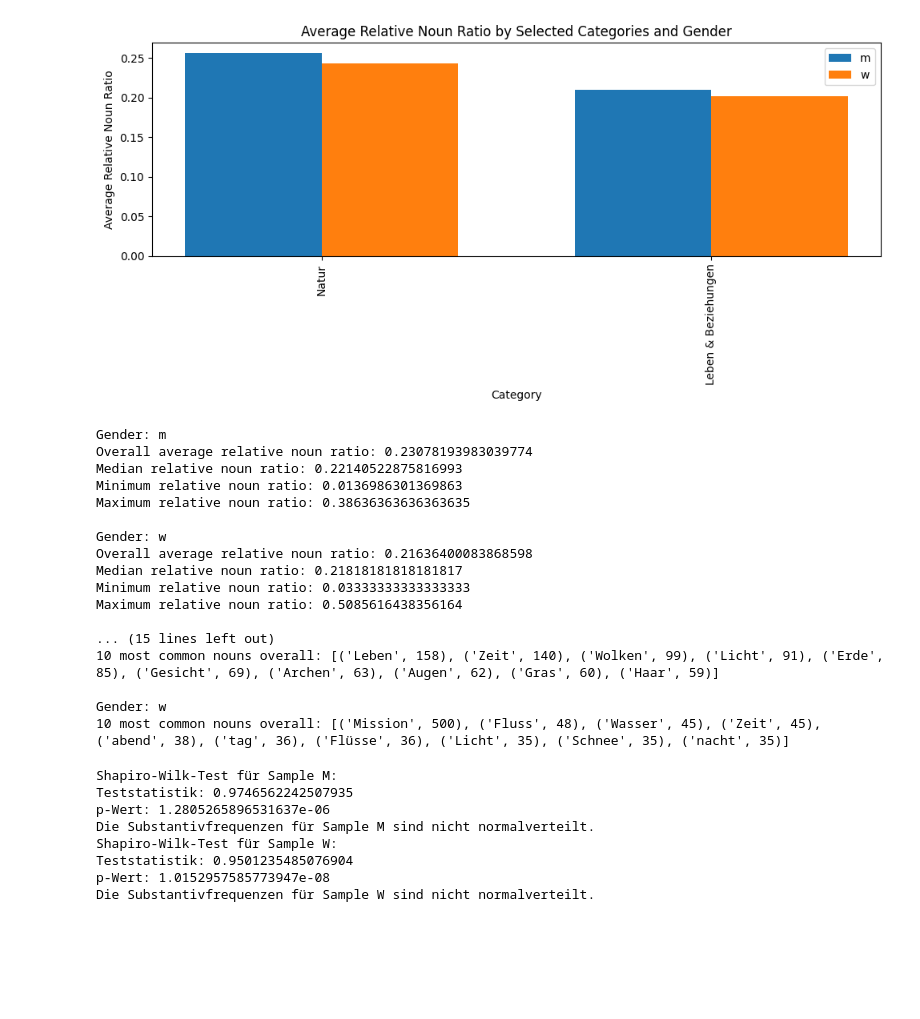
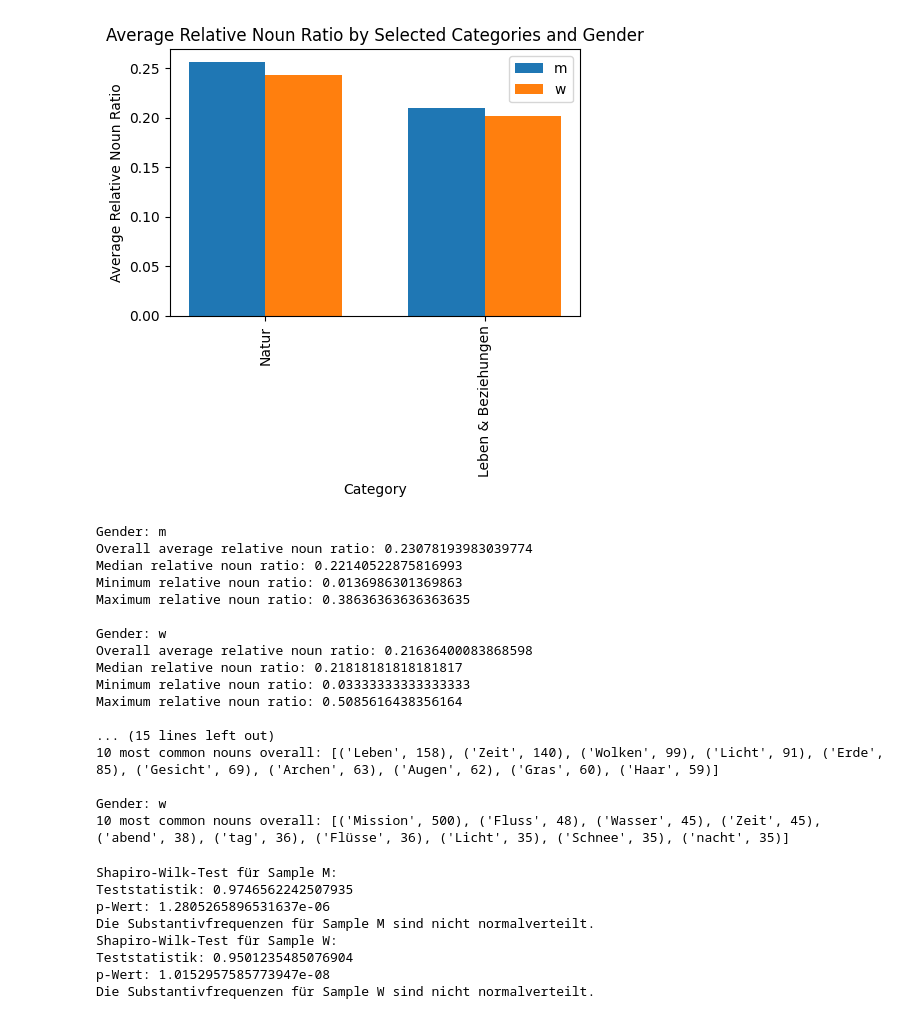
Before and after one commit to niceshice/Forschungsmethoden_LL_Gedichte, a Jupyter notebook: substantive.ipynb, the cells around one changed output. Drawn from its saved outputs; the diff is of its cells as text; code cells hidden in the pictures; blank space fills up the shorter version.

```diff
--- a/substantive.ipynb
+++ b/substantive.ipynb
@@ -55,7 +55,7 @@ all_genders = sorted(list(average_ratios_gender_category.keys()))
 bar_width = 0.35
 index = np.arange(len(selected_categories))
 
-plt.figure(figsize=(10, 5))
+plt.figure(figsize=(5, 5))
 
 for i, gender in enumerate(all_genders):
     ratios = [average_ratios_gender_category[gender].get(category, 0) for category in selected_categories]
@@ -66,34 +66,34 @@ plt.xlabel('Category')
 plt.ylabel('Average Relative Noun Ratio')
 plt.xticks(index + bar_width / 2, selected_categories, rotation=90)
 plt.legend()
 plt.tight_layout()
 plt.show()
 
 # Print the overall, median, minimum and maximum noun ratio for each gender
 for gender in all_genders:
     all_ratios = [ratio for ratios in noun_ratios_gender_category[gender].values() for ratio in ratios]
     print(f'Gender: {gender}')
     print('Overall average relative noun ratio:', sum(all_ratios) / len(all_ratios))
     print('Median relative noun ratio:', statistics.median(all_ratios))
     print('Minimum relative noun ratio:', min(all_ratios))
     print('Maximum relative noun ratio:', max(all_ratios), '\n')
 
 # Print the 10 most common nouns for each gender and selected category
 for gender in all_genders:
     print(f'Gender: {gender}')
     for category in selected_categories:
         print(f'Category: {category}')
         print('10 most common nouns:', nouns_gender_category[gender][category].most_common(10), '\n')
 
 # Print the 10 most common nouns for each gender overall
 for gender in all_genders:
     all_nouns = Counter()
     for counter in nouns_gender_category[gender].values():
         all_nouns.update(counter)
     print(f'Gender: {gender}')
     print('10 most common nouns overall:', all_nouns.most_common(10), '\n')
 # %% [output]
-[figure, old version]
+[figure, new version]
 Gender: m
 Overall average relative noun ratio: 0.23078193983039774
 Median relative noun ratio: 0.22140522875816993
```
Also changed, not shown: 1 other file.
